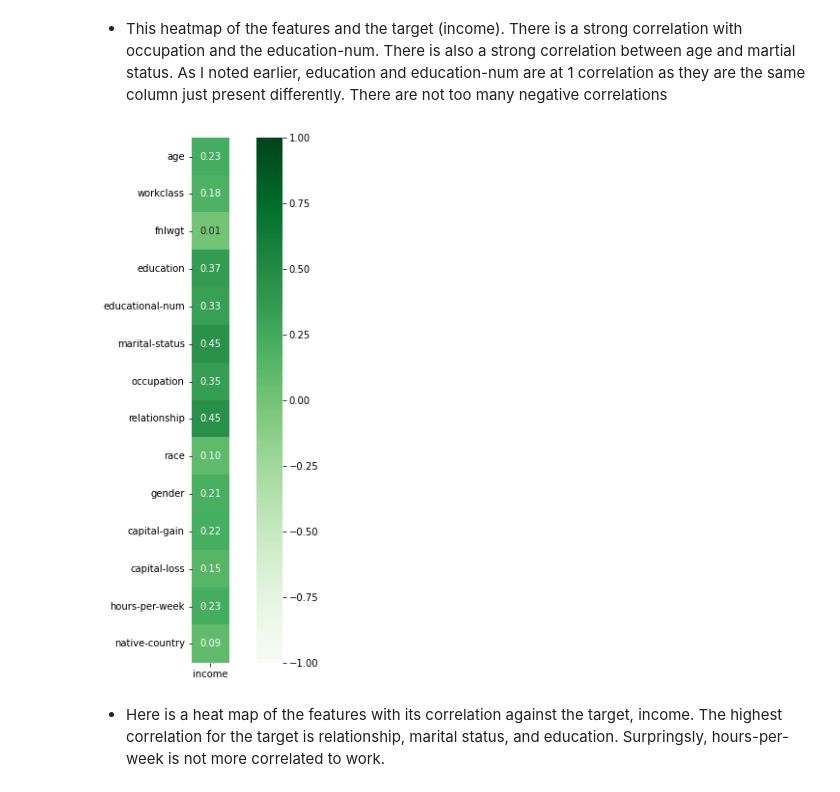
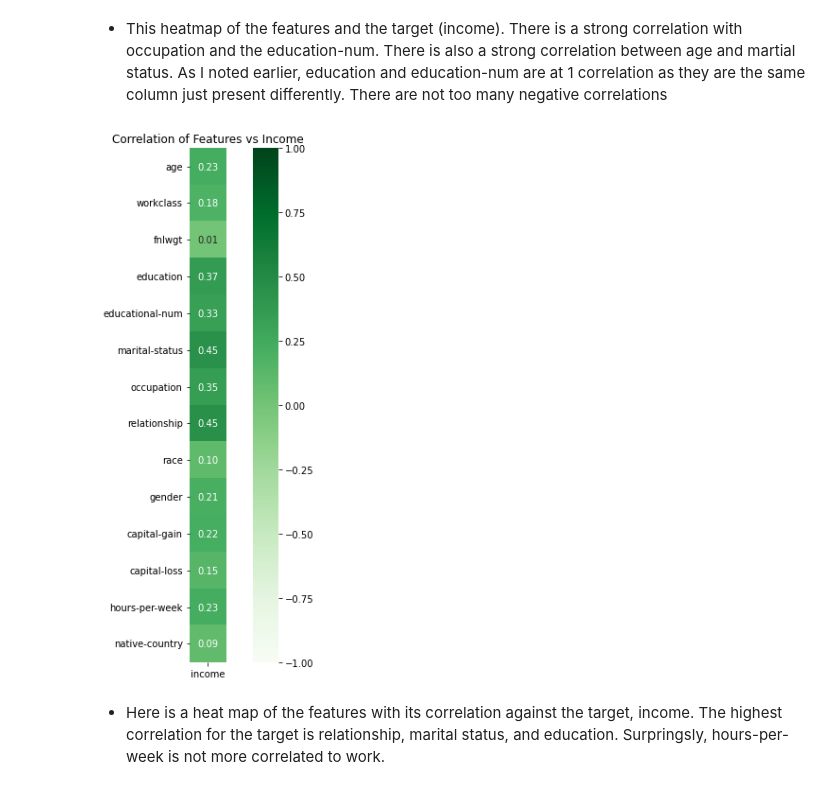
Before and after one commit to mkwak92/AdultIncome, a Jupyter notebook: Project_2.ipynb, the cells around one changed output. Cells and saved outputs as stored; diff of their text form; code cells hidden in the pictures.

```diff
--- a/Project_2.ipynb
+++ b/Project_2.ipynb
@@ -465,8 +465,8 @@ associations(ml_df,
 - This heatmap of the features and the target (income). There is a strong correlation with occupation and the education-num. There is also a strong correlation between age and martial status. As I noted earlier, education and education-num are at 1 correlation as they are the same column just present differently. There are not too many negative correlations
 # %%
 associations(ml_df,
-             figsize=(10,10), cmap = 'Greens', display_columns = 'income', hide_rows = 'income');
+             figsize=(10,10), cmap = 'Greens', display_columns = 'income', hide_rows = 'income', title = 'Correlation of Features vs Income');
 # %% [output]
-[figure, old version]
+[figure, new version]
 # %% [markdown]
 - Here is a heat map of the features with its correlation against the target, income. The highest correlation for the target is relationship, marital status, and education. Surpringsly, hours-per-week is not more correlated to work.
```
Also changed, not shown: parts of 14 cells of this notebook.
